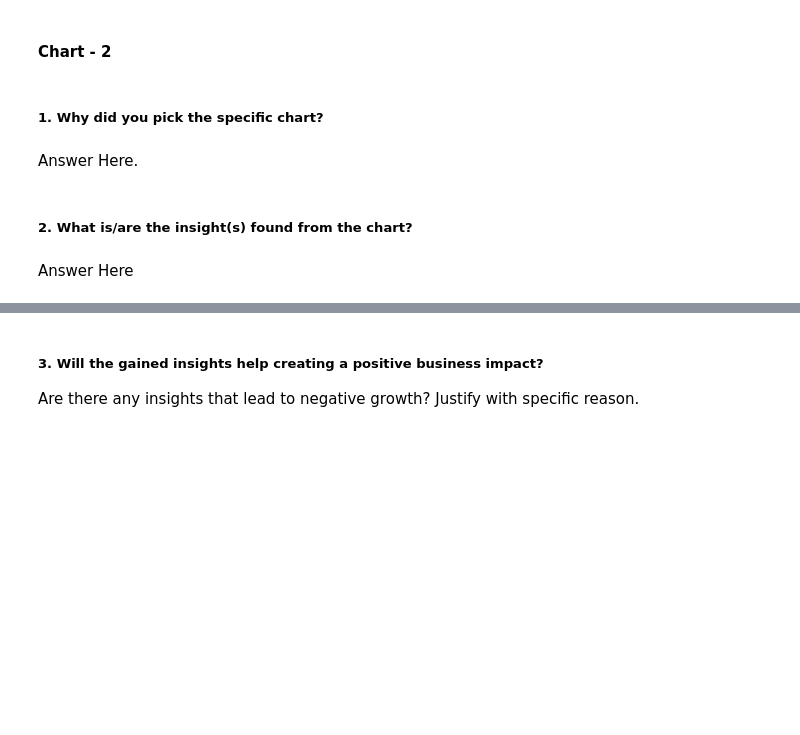
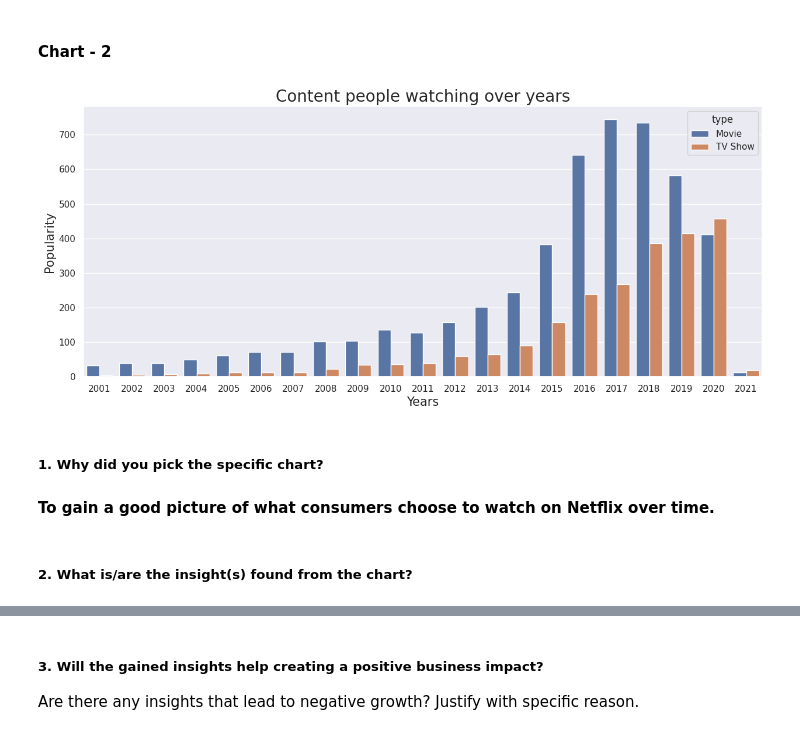
Before and after one commit to pranjalikathait/Machine_Learning, a Jupyter notebook: Copy_of_Sample_ML_Submission_Template.ipynb, the cells around one changed output, grey strips where cells are left out. Drawn from its saved outputs; the diff is of its cells as text; code cells hidden in the pictures; blank space fills up the shorter version.

```diff
--- a/Copy_of_Sample_ML_Submission_Template.ipynb
+++ b/Copy_of_Sample_ML_Submission_Template.ipynb
@@ -584,8 +472,18 @@ Answer Here
+# %%
+# setting the figure size
+plt.figure(figsize=(15, 6))
+
+# visualizing countplot
+sns.countplot(data=growth_year, x='release_year', hue='type')
+plt.title("Content people watching over years", size=20)
+plt.xlabel("Years", size=15)
+plt.ylabel("Popularity", size=15)
+plt.show()
+# %% [output]
+[figure, added]
 # %% [markdown]
 ##### 1. Why did you pick the specific chart?
-# %% [markdown]
-Answer Here.
+# %% [markdown]
+**To gain a good picture of what consumers choose to watch on Netflix over time.**
 # %% [markdown]
 ##### 2. What is/are the insight(s) found from the chart?
-# %% [markdown]
-Answer Here
```
Also changed, not shown: parts of 52 cells of this notebook.
